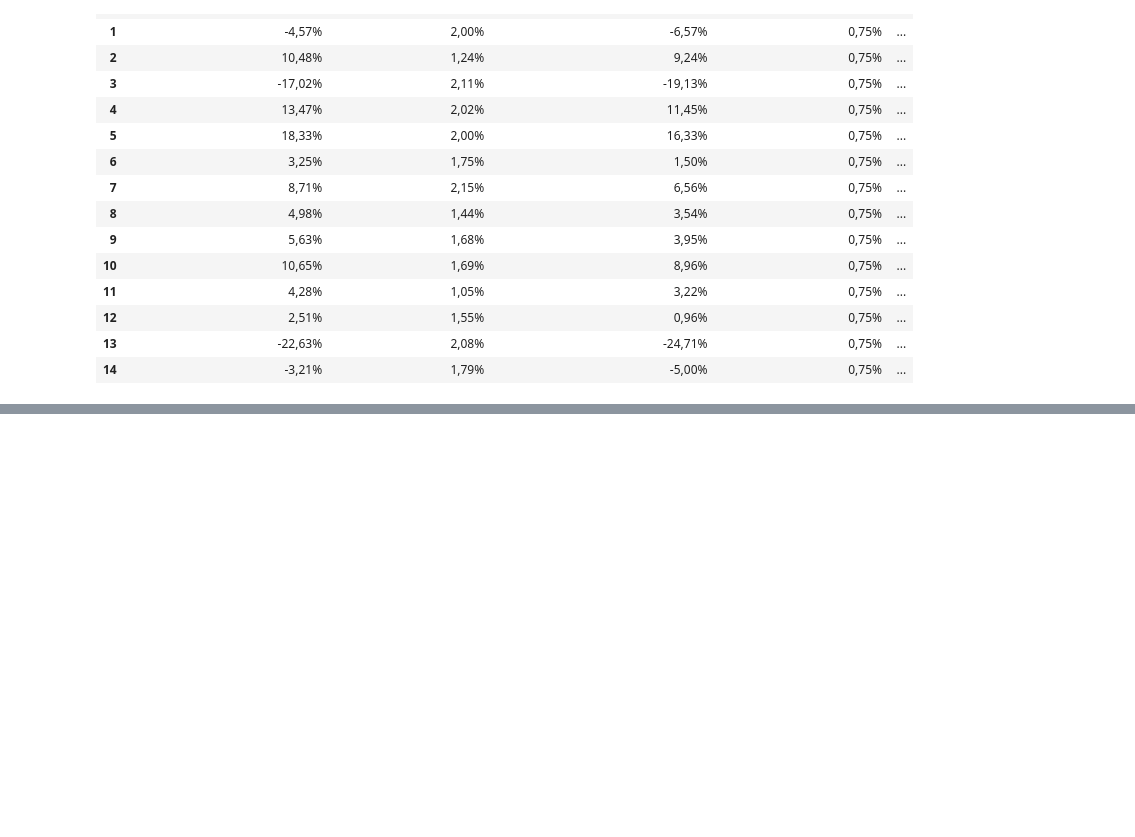
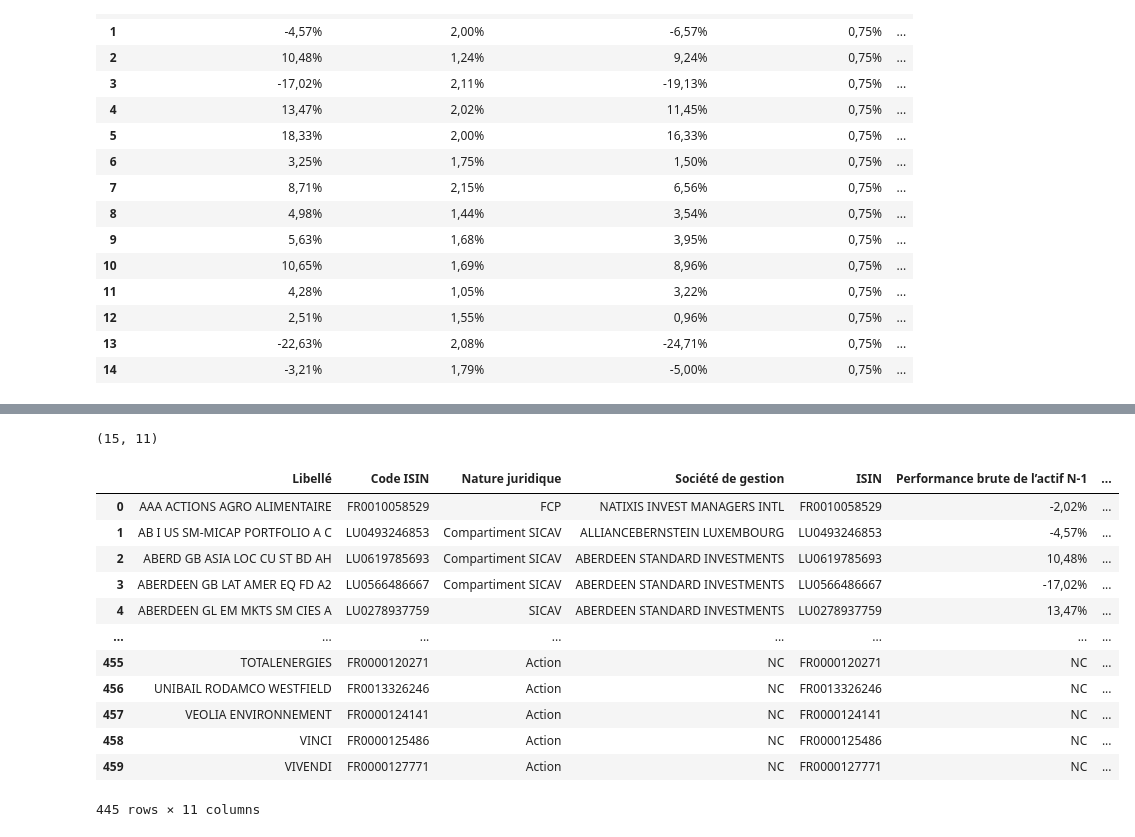
Before and after one commit to Rano62/projet_python, a Jupyter notebook: Read_pdf.ipynb, the cells around one changed output, grey strips where cells are left out. Cells and saved outputs as stored; diff of their text form; code cells hidden in the pictures; blank space fills up the shorter version.

```diff
--- a/Read_pdf.ipynb
+++ b/Read_pdf.ipynb
@@ -296,0 +391,23 @@ data_bourso
+# %%
+
+data_bourso.loc[data_bourso['Libellé']=="Libellé"].shape
+# %% [output]
+(15, 11)
+# %%
+data_bourso2 = data_bourso[data_bourso.Libellé != "Libellé"]
+# %%
+data_bourso2
+# %% [output]
+|  | Libellé | Code ISIN | Nature juridique | Société de gestion | ISIN | Performance brute de l’actif N-1 | ... |
+| 0 | AAA ACTIONS AGRO ALIMENTAIRE | FR0010058529 | FCP | NATIXIS INVEST MANAGERS INTL | FR0010058529 | -2,02% | ... |
+| 1 | AB I US SM-MICAP PORTFOLIO A C | LU0493246853 | Compartiment SICAV | ALLIANCEBERNSTEIN LUXEMBOURG | LU0493246853 | -4,57% | ... |
+| 2 | ABERD GB ASIA LOC CU ST BD AH | LU0619785693 | Compartiment SICAV | ABERDEEN STANDARD INVESTMENTS | LU0619785693 | 10,48% | ... |
+| 3 | ABERDEEN GB LAT AMER EQ FD A2 | LU0566486667 | Compartiment SICAV | ABERDEEN STANDARD INVESTMENTS | LU0566486667 | -17,02% | ... |
+| 4 | ABERDEEN GL EM MKTS SM CIES A | LU0278937759 | SICAV | ABERDEEN STANDARD INVESTMENTS | LU0278937759 | 13,47% | ... |
+| ... | ... | ... | ... | ... | ... | ... | ... |
+| 455 | TOTALENERGIES | FR0000120271 | Action | NC | FR0000120271 | NC | ... |
+| 456 | UNIBAIL RODAMCO WESTFIELD | FR0013326246 | Action | NC | FR0013326246 | NC | ... |
+| 457 | VEOLIA ENVIRONNEMENT | FR0000124141 | Action | NC | FR0000124141 | NC | ... |
+| 458 | VINCI | FR0000125486 | Action | NC | FR0000125486 | NC | ... |
+| 459 | VIVENDI | FR0000127771 | Action | NC | FR0000127771 | NC | ... |
+445 rows × 11 columns
```
Also changed, not shown: parts of 37 cells of this notebook.
